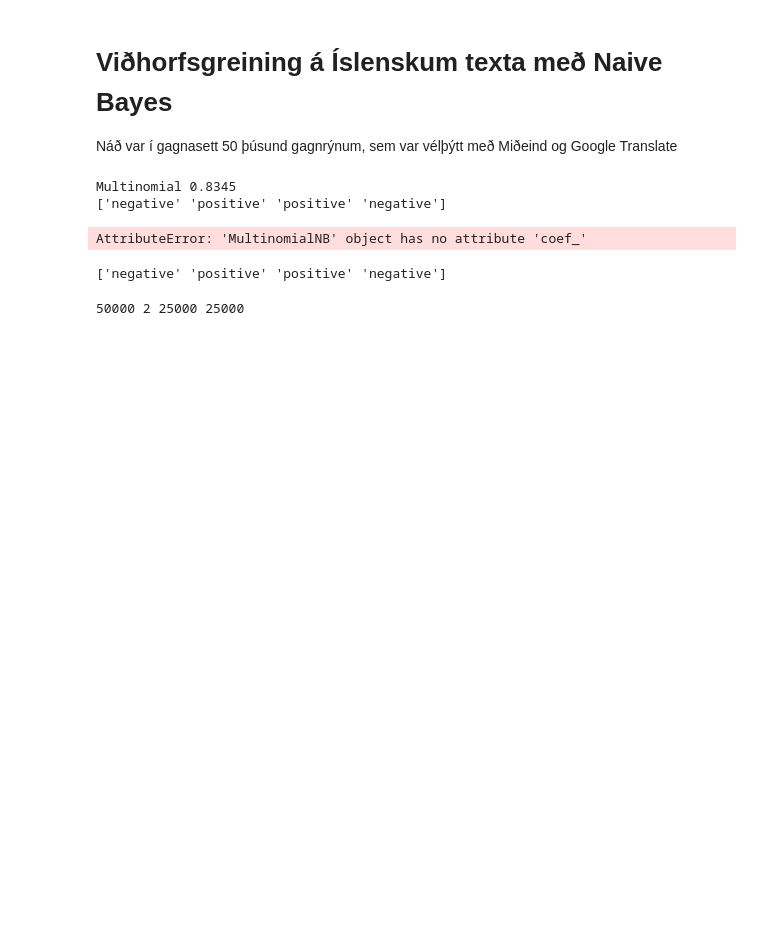
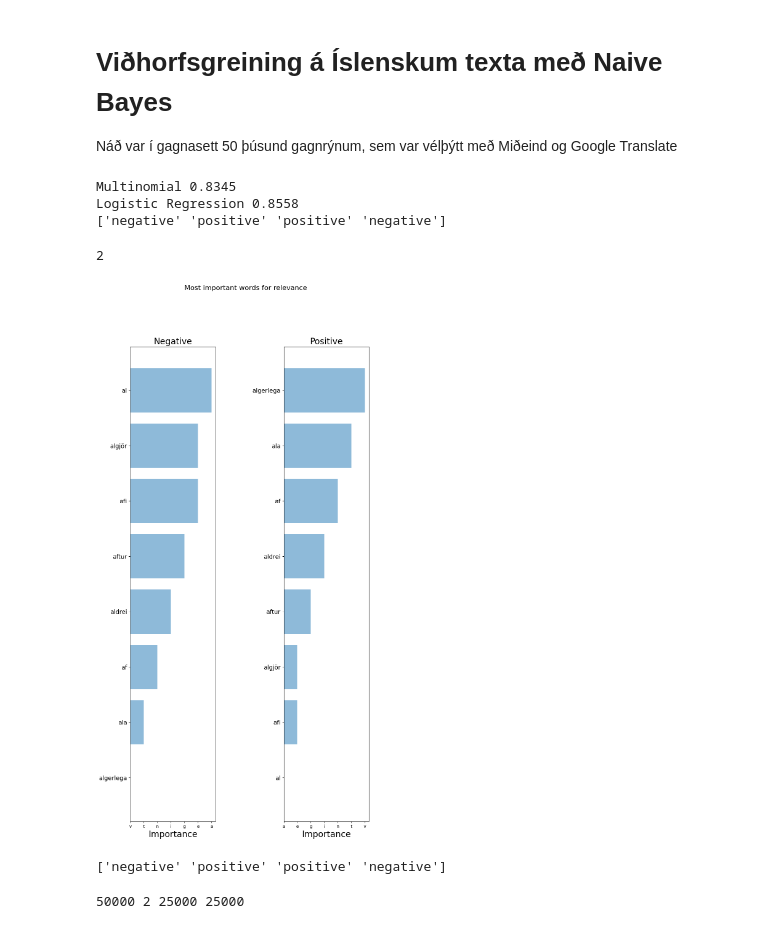
Before and after one commit to cadia-lvl/sentiment-analysis, a Jupyter notebook: NaiveBayes.ipynb, the cells around one changed output. Saved outputs shown, nothing was run; the diff lists cells and outputs as text; code cells hidden in the pictures; blank space fills up the shorter version.

```diff
--- a/NaiveBayes.ipynb
+++ b/NaiveBayes.ipynb
@@ -43,9 +39,13 @@ list_labels = data["sentiment"].tolist()
 
 X_train, X_test, y_train, y_test = train_test_split(list_corpus, list_labels, test_size=0.2, random_state=42)
 
+
 X_train_counts, count_vectorizer = cv(X_train)
 X_test_counts = count_vectorizer.transform(X_test)
 
+clf = LogisticRegression(C=30.0, class_weight='balanced', solver='newton-cg',
+                         multi_class='multinomial', n_jobs=-1, random_state=40)
+clf.fit(X_train_counts, y_train)
 
 
 # Create Naive Bayes Classifiers
@@ -53,6 +53,8 @@ mnb = MultinomialNB()
 mnb.fit(X_train_counts, y_train)
 y_pred_mnb = mnb.predict(X_test_counts)
 print("Multinomial", accuracy_score(y_test, y_pred_mnb))
+y_pred_clf = clf.predict(X_test_counts)
+print("Logistic Regression", accuracy_score(y_test, y_pred_clf))
 
 
 def test(texts):
@@ -70,7 +72,12 @@ print(test(["Satt að segja fannst mér þessi mynd ekki vera mjög skemmtileg",
 # 82%
 # %% [output]
 Multinomial 0.8345
+Logistic Regression 0.8558
 ['negative' 'positive' 'positive' 'negative']
+# %%
+mnb.classes_.shape[0]
+# %% [output]
+2
 # %%
 import numpy as np
 import matplotlib.pyplot as plt
@@ -106,35 +113,35 @@ def plot_important_words(top_scores, top_words, bottom_scores, bottom_words, nam
     bottom_scores = [a[1] for a in bottom_pairs]
 
     fig = plt.figure(figsize=(10, 20))
 
     plt.subplot(121)
     plt.barh(y_pos,bottom_scores, align='center', alpha=0.5)
     plt.title('Negative', fontsize=20)
     plt.yticks(y_pos, bottom_words, fontsize=14)
     plt.suptitle('Key words', fontsize=16)
     plt.xlabel('Importance', fontsize=20)
 
     plt.subplot(122)
     plt.barh(y_pos,top_scores, align='center', alpha=0.5)
     plt.title('Positive', fontsize=20)
     plt.yticks(y_pos, top_words, fontsize=14)
     plt.suptitle(name, fontsize=16)
     plt.xlabel('Importance', fontsize=20)
 
     plt.subplots_adjust(wspace=0.8)
     plt.show()
 
 
-importance = get_most_important_features(count_vectorizer, mnb, 50)
+importance = get_most_important_features(count_vectorizer, clf, 100)
 
 top_scores = [a[0] for a in importance[0]['tops']]
 top_words = [a[1] for a in importance[0]['tops']]
 bottom_scores = [a[0] for a in importance[0]['bottom']]
 bottom_words = [a[1] for a in importance[0]['bottom']]
 
 plot_important_words(top_scores, top_words, bottom_scores, bottom_words, "Most important words for relevance")
 # %% [output]
-AttributeError: 'MultinomialNB' object has no attribute 'coef_'
+[figure, added]
 # %%
 # Term Freqencies
 tf_transformer = TfidfTransformer(use_idf=False)
```
Also changed, not shown: parts of 1 cell of this notebook.
